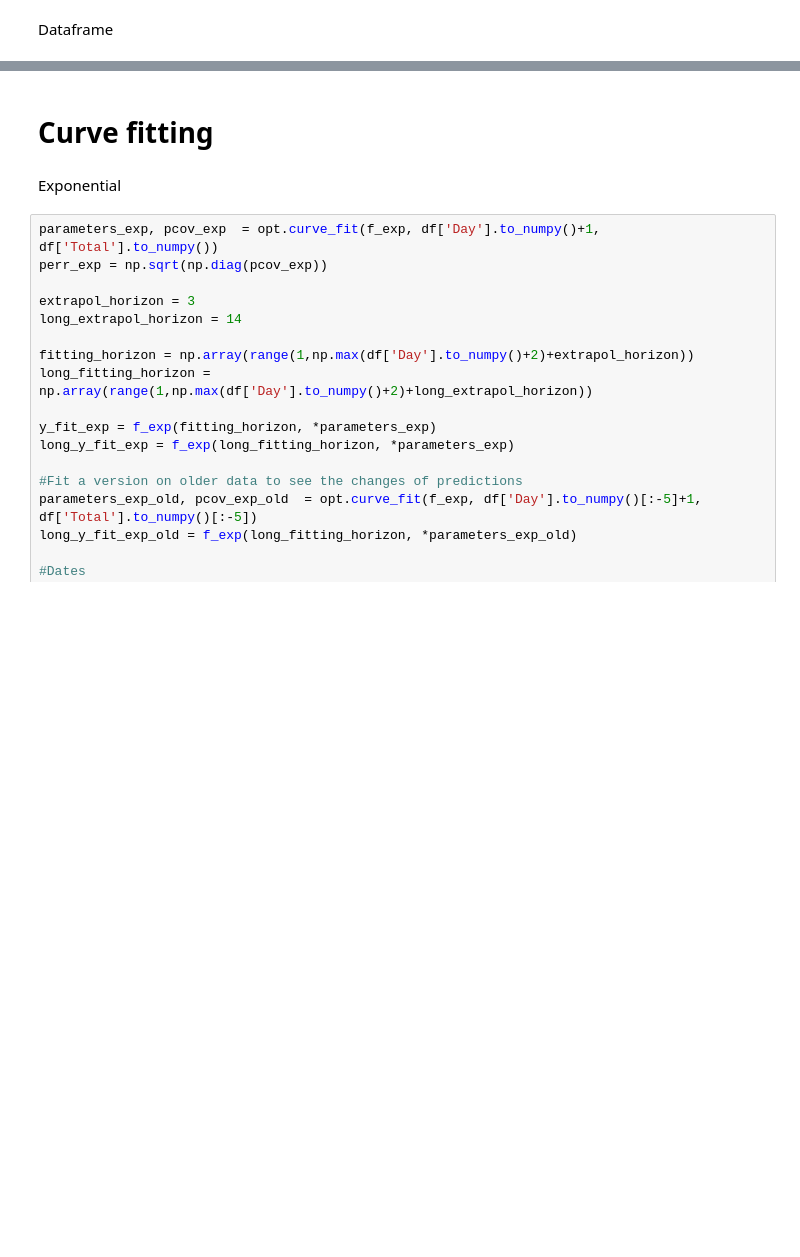
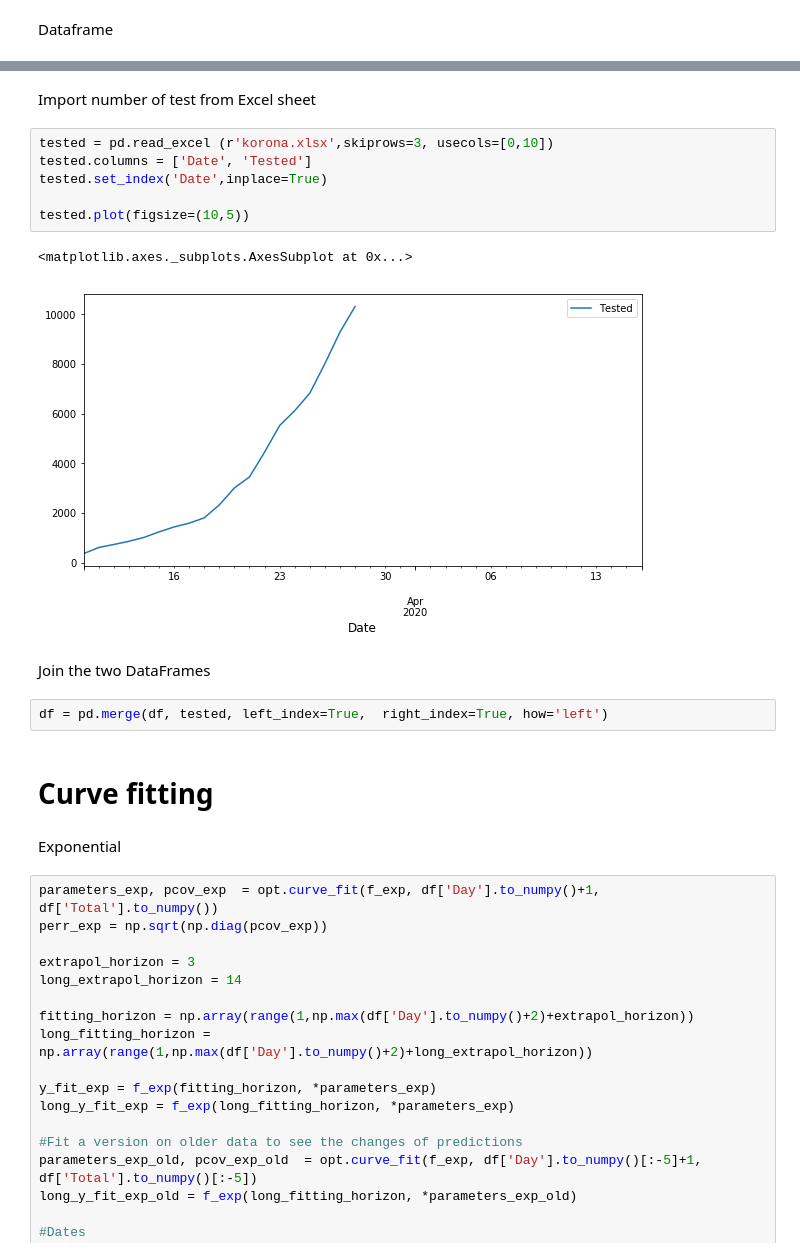
Before and after one commit to urbee/Covid-19-Hungarian-cases, a Jupyter notebook: Hungary-predictions.ipynb, the cells around one changed output, grey strips where cells are left out. Drawn from its saved outputs; the diff is of its cells as text; blank space fills up the shorter version.

Commit message:
Number of tests performed included

```diff
--- a/Hungary-predictions.ipynb
+++ b/Hungary-predictions.ipynb
@@ -181,3 +204,18 @@ plt.xticks(rotation=degrees)
+# %% [markdown]
+Import number of test from Excel sheet
+# %%
+tested = pd.read_excel (r'korona.xlsx',skiprows=3, usecols=[0,10])
+tested.columns = ['Date', 'Tested']
+tested.set_index('Date',inplace=True)
+
+tested.plot(figsize=(10,5))
+# %% [output]
+<matplotlib.axes._subplots.AxesSubplot at 0x...>
+[figure, added]
+# %% [markdown]
+Join the two DataFrames
+# %%
+df = pd.merge(df, tested, left_index=True,  right_index=True, how='left')
 # %% [markdown]
 # Curve fitting
 # %% [markdown]
```
Also changed, not shown: parts of 31 cells of this notebook, 1 other file.
